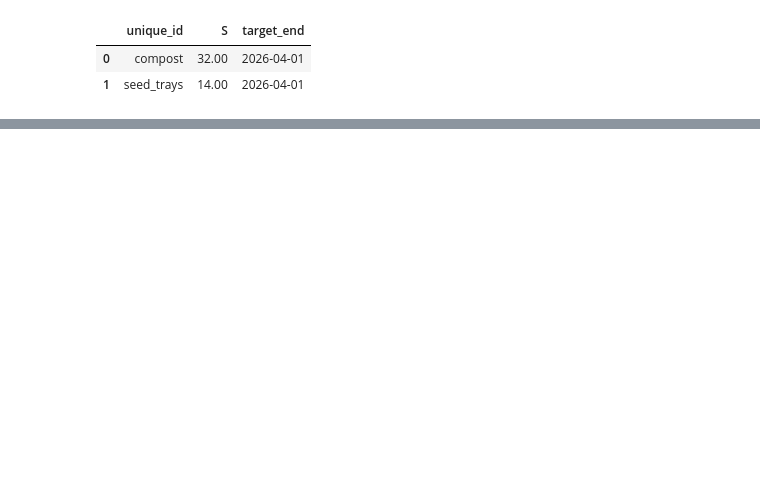
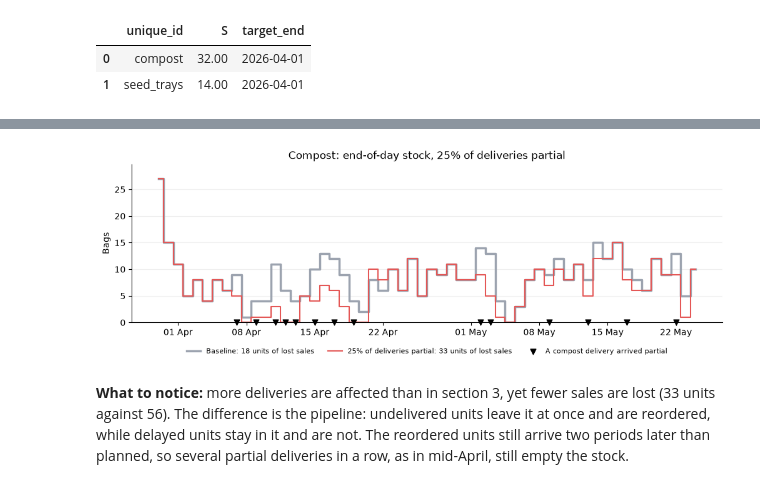
Before and after one commit to FilTheo/stockcast, a Jupyter notebook: examples/notebooks/05f_unreliable_supplier.ipynb, the cells around one changed output, grey strips where cells are left out. Drawn from its saved outputs; the diff is of its cells as text; code cells hidden in the pictures; blank space fills up the shorter version.

```diff
--- a/examples/notebooks/05f_unreliable_supplier.ipynb
+++ b/examples/notebooks/05f_unreliable_supplier.ipynb
@@ -650,0 +330,22 @@ This is one demand path and one invented supplier, so it shows how to set up the
+# %%
+on_order_end = (
+    short_events["starting_on_order"]
+    - short_events["received_units"]
+    - short_events["supplier_shortfall_units"]
+    + short_events["order_quantity"]
+)
+assert np.allclose(on_order_end, short_events["on_order_end"])
+
+shortfall_days = short_events.query(
+    "supplier_shortfall_units > 0 and unique_id == 'compost'"
+)
+compare_compost(
+    short,
+    "25% of deliveries partial",
+    shortfall_days["date"],
+    "A compost delivery arrived partial",
+)
+# %% [output]
+[figure, added]
+# %% [markdown]
+**What to notice:** more deliveries are affected than in section 3, yet fewer sales are lost (33 units against 56). The difference is the pipeline: undelivered units leave it at once and are reordered, while delayed units stay in it and are not. The reordered units still arrive two periods later than planned, so several partial deliveries in a row, as in mid-April, still empty the stock.
```
Also changed, not shown: parts of 65 cells of this notebook.
